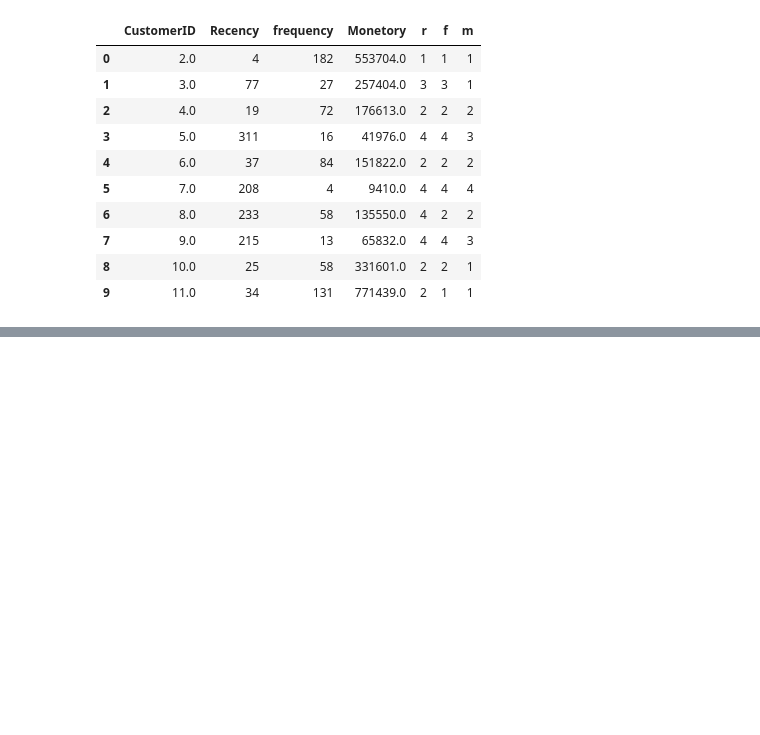
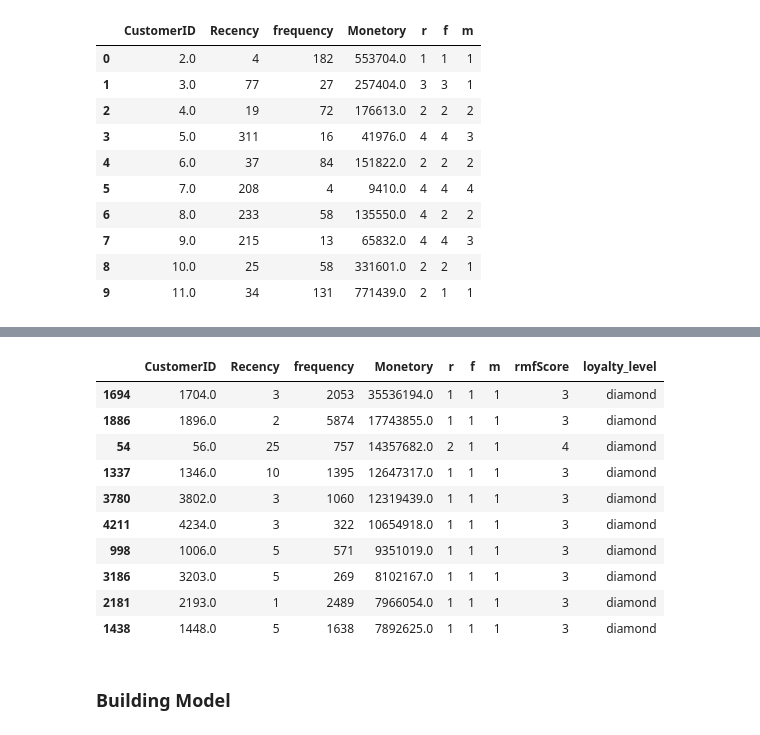
Before and after one commit to mukeshmk7/E_commerce_analytics, a Jupyter notebook: E_commerce_analytics.ipynb, the cells around one changed output, grey strips where cells are left out. Saved outputs shown, nothing was run; the diff lists cells and outputs as text; code cells hidden in the pictures; blank space fills up the shorter version.

Commit message:
model building

```diff
--- a/E_commerce_analytics.ipynb
+++ b/E_commerce_analytics.ipynb
@@ -266,0 +334,16 @@ rmf.head(10)
+# %%
+rmf[rmf['loyalty_level']=='diamond'].sort_values('Monetory', ascending=False).head(10)
+# %% [output]
+|  | CustomerID | Recency | frequency | Monetory | r | f | m | rmfScore | loyalty_level |
+| 1694 | 1704.0 | 3 | 2053 | 35536194.0 | 1 | 1 | 1 | 3 | diamond |
+| 1886 | 1896.0 | 2 | 5874 | 17743855.0 | 1 | 1 | 1 | 3 | diamond |
+| 54 | 56.0 | 25 | 757 | 14357682.0 | 2 | 1 | 1 | 4 | diamond |
+| 1337 | 1346.0 | 10 | 1395 | 12647317.0 | 1 | 1 | 1 | 3 | diamond |
+| 3780 | 3802.0 | 3 | 1060 | 12319439.0 | 1 | 1 | 1 | 3 | diamond |
+| 4211 | 4234.0 | 3 | 322 | 10654918.0 | 1 | 1 | 1 | 3 | diamond |
+| 998 | 1006.0 | 5 | 571 | 9351019.0 | 1 | 1 | 1 | 3 | diamond |
+| 3186 | 3203.0 | 5 | 269 | 8102167.0 | 1 | 1 | 1 | 3 | diamond |
+| 2181 | 2193.0 | 1 | 2489 | 7966054.0 | 1 | 1 | 1 | 3 | diamond |
+| 1438 | 1448.0 | 5 | 1638 | 7892625.0 | 1 | 1 | 1 | 3 | diamond |
+# %% [markdown]
+<h3> Building Model
```
Also changed, not shown: parts of 18 cells of this notebook.
